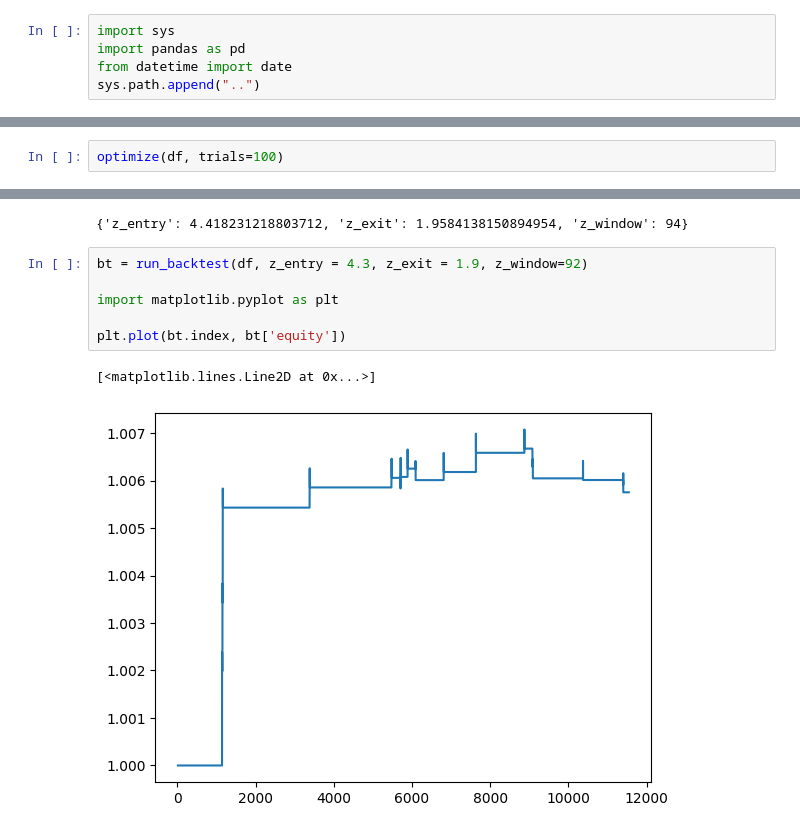
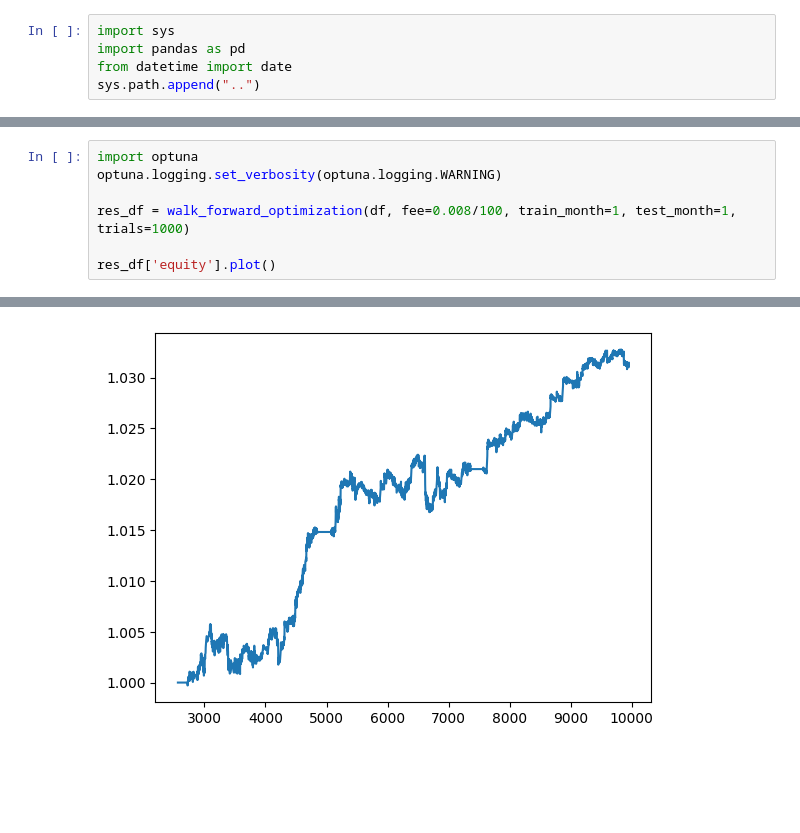
Before and after one commit to SigmaFlowX/Moex-Stat-Arb, a Jupyter notebook: notebooks/backtest.ipynb, the cells around one changed output, grey strips where cells are left out. Saved outputs shown, nothing was run; the diff lists cells and outputs as text; blank space fills up the shorter version.

```diff
--- a/notebooks/backtest.ipynb
+++ b/notebooks/backtest.ipynb
@@ -32,3 +43,8 @@ df.head(1)
 # %%
-optimize(df, trials=100)
+import optuna
+optuna.logging.set_verbosity(optuna.logging.WARNING)
+
+res_df = walk_forward_optimization(df, fee=0.008/100, train_month=1, test_month=1, trials=1000)
+
+res_df['equity'].plot()
 # %% [output]
@@ -52,10 +52 @@ optimize(df, trials=100)
-{'z_entry': 4.418231218803712, 'z_exit': 1.9584138150894954, 'z_window': 94}
+[figure, added]
-# %%
-bt = run_backtest(df, z_entry = 4.3, z_exit = 1.9, z_window=92)
-
-import matplotlib.pyplot as plt
-
-plt.plot(bt.index, bt['equity'])
-# %% [output]
-[<matplotlib.lines.Line2D at 0x...>]
-[figure, removed]
```
Also changed, not shown: parts of 3 cells of this notebook.
